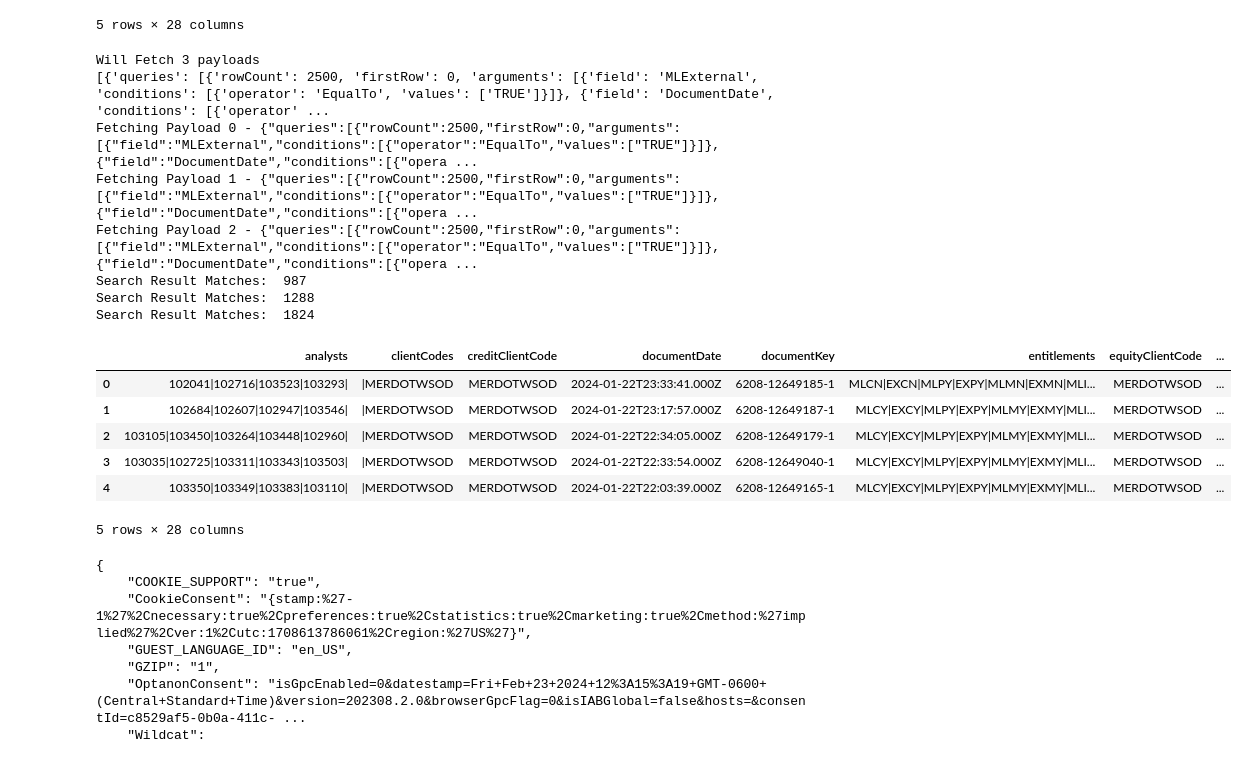
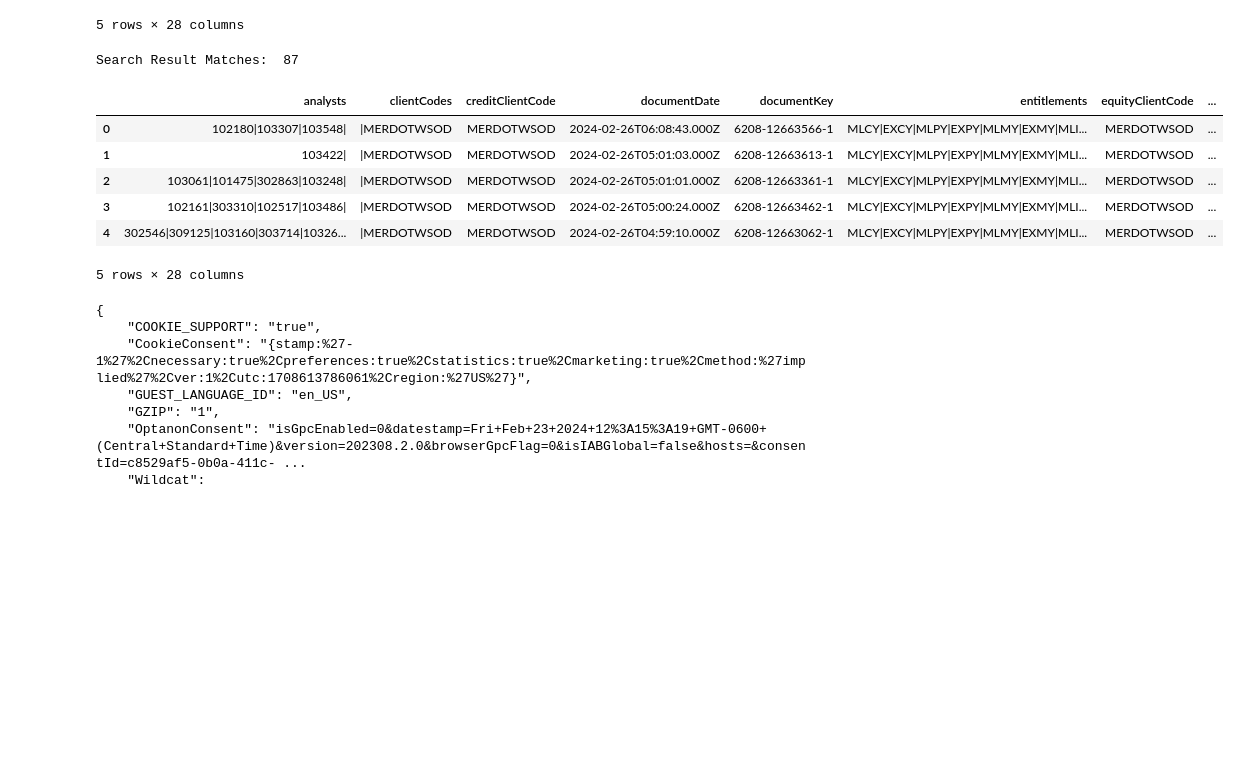
Before and after one commit to Junyi95/sell-side-research-public, a Jupyter notebook: bofa/bofa.ipynb, the cells around one changed output. Cells and saved outputs as stored; diff of their text form; code cells hidden in the pictures; blank space fills up the shorter version.

```diff
--- a/bofa/bofa.ipynb
+++ b/bofa/bofa.ipynb
@@ -38,30 +38,24 @@ Search Result Matches:  21
 5 rows × 28 columns
 # %%
 df2 = better_search_bofa_global_research(
-    datetime_from=datetime(2024, 1, 1),
-    datetime_to=datetime(2024, 2, 25),
+    # datetime_from=datetime(2024, 1, 1),
+    # datetime_to=datetime(2024, 2, 25),
+    just_today=True,
     cookie_2165=cookie_2165_string,
     encrypted_session_query=encrypted_session_query_string,
     run_analyst_lookup=False,
     xlsx_path="bofa_research_search_results_today.xlsx",
     verbose=True
 )
 df2.head()
 # %% [output]
-Will Fetch 3 payloads
-[{'queries': [{'rowCount': 2500, 'firstRow': 0, 'arguments': [{'field': 'MLExternal', 'conditions': [{'operator': 'EqualTo', 'values': ['TRUE']}]}, {'field': 'DocumentDate', 'conditions': [{'operator' ...
-Fetching Payload 0 - {"queries":[{"rowCount":2500,"firstRow":0,"arguments":[{"field":"MLExternal","conditions":[{"operator":"EqualTo","values":["TRUE"]}]},{"field":"DocumentDate","conditions":[{"opera ...
-Fetching Payload 1 - {"queries":[{"rowCount":2500,"firstRow":0,"arguments":[{"field":"MLExternal","conditions":[{"operator":"EqualTo","values":["TRUE"]}]},{"field":"DocumentDate","conditions":[{"opera ...
-Fetching Payload 2 - {"queries":[{"rowCount":2500,"firstRow":0,"arguments":[{"field":"MLExternal","conditions":[{"operator":"EqualTo","values":["TRUE"]}]},{"field":"DocumentDate","conditions":[{"opera ...
-Search Result Matches:  987
-Search Result Matches:  1288
-Search Result Matches:  1824
+Search Result Matches:  87
 |  | analysts | clientCodes | creditClientCode | documentDate | documentKey | entitlements | equityClientCode | ... |
-| 0 | 102041|102716|103523|103293| | |MERDOTWSOD | MERDOTWSOD | 2024-01-22T23:33:41.000Z | 6208-12649185-1 | MLCN|EXCN|MLPY|EXPY|MLMN|EXMN|MLI... | MERDOTWSOD | ... |
-| 1 | 102684|102607|102947|103546| | |MERDOTWSOD | MERDOTWSOD | 2024-01-22T23:17:57.000Z | 6208-12649187-1 | MLCY|EXCY|MLPY|EXPY|MLMY|EXMY|MLI... | MERDOTWSOD | ... |
-| 2 | 103105|103450|103264|103448|102960| | |MERDOTWSOD | MERDOTWSOD | 2024-01-22T22:34:05.000Z | 6208-12649179-1 | MLCY|EXCY|MLPY|EXPY|MLMY|EXMY|MLI... | MERDOTWSOD | ... |
-| 3 | 103035|102725|103311|103343|103503| | |MERDOTWSOD | MERDOTWSOD | 2024-01-22T22:33:54.000Z | 6208-12649040-1 | MLCY|EXCY|MLPY|EXPY|MLMY|EXMY|MLI... | MERDOTWSOD | ... |
-| 4 | 103350|103349|103383|103110| | |MERDOTWSOD | MERDOTWSOD | 2024-01-22T22:03:39.000Z | 6208-12649165-1 | MLCY|EXCY|MLPY|EXPY|MLMY|EXMY|MLI... | MERDOTWSOD | ... |
+| 0 | 102180|103307|103548| | |MERDOTWSOD | MERDOTWSOD | 2024-02-26T06:08:43.000Z | 6208-12663566-1 | MLCY|EXCY|MLPY|EXPY|MLMY|EXMY|MLI... | MERDOTWSOD | ... |
+| 1 | 103422| | |MERDOTWSOD | MERDOTWSOD | 2024-02-26T05:01:03.000Z | 6208-12663613-1 | MLCY|EXCY|MLPY|EXPY|MLMY|EXMY|MLI... | MERDOTWSOD | ... |
+| 2 | 103061|101475|302863|103248| | |MERDOTWSOD | MERDOTWSOD | 2024-02-26T05:01:01.000Z | 6208-12663361-1 | MLCY|EXCY|MLPY|EXPY|MLMY|EXMY|MLI... | MERDOTWSOD | ... |
+| 3 | 102161|303310|102517|103486| | |MERDOTWSOD | MERDOTWSOD | 2024-02-26T05:00:24.000Z | 6208-12663462-1 | MLCY|EXCY|MLPY|EXPY|MLMY|EXMY|MLI... | MERDOTWSOD | ... |
+| 4 | 302546|309125|103160|303714|10326... | |MERDOTWSOD | MERDOTWSOD | 2024-02-26T04:59:10.000Z | 6208-12663062-1 | MLCY|EXCY|MLPY|EXPY|MLMY|EXMY|MLI... | MERDOTWSOD | ... |
 5 rows × 28 columns
 # %%
 substrings = ["ml", "olui2", "fs"]
```
Also changed, not shown: parts of 4 cells of this notebook, 16 other files.
